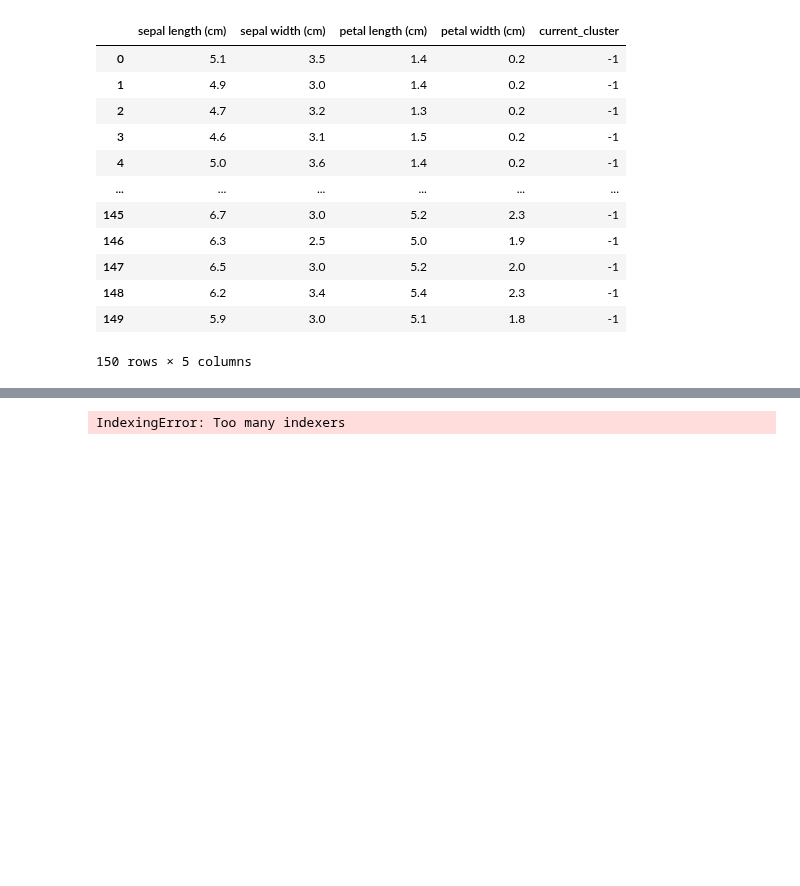
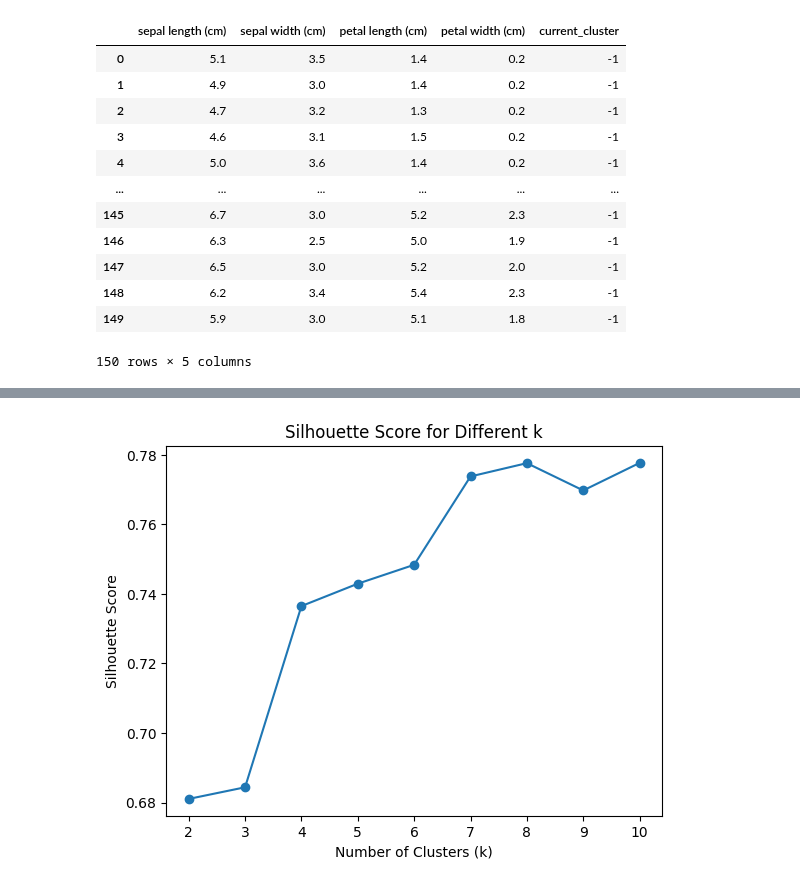
Before and after one commit to tylerscott3/CS290, a Jupyter notebook: kmeansalgorithm.ipynb, the cells around one changed output, grey strips where cells are left out. Cells and saved outputs as stored; diff of their text form; code cells hidden in the pictures; blank space fills up the shorter version.

```diff
--- a/kmeansalgorithm.ipynb
+++ b/kmeansalgorithm.ipynb
@@ -340,3 +308,12 @@ def get_silhouette_coefficients(df):
+# %%
+def get_silhouette_coefficients(df):
+    silhouette_scores = []
+    for i in df.index:
+        # Calculate silhouette for each point
+        a = mean_cluster_distance(df, i)
+        b = mean_closest_cluster_distance(df, i)
+        silhouette_scores.append((b - a) / max(a, b))
+    return silhouette_scores
 # %%
 def assign_silhouette_to_clusters(df, silhouette_scores):
     # Add a column for silhouette scores
@@ -345,37 +322,21 @@ def assign_silhouette_to_clusters(df, silhouette_scores):
 # %%
 sil_score = get_silhouette_coefficients(df)
 # %%
-import numpy as np
-import matplotlib.pyplot as plt
+# Initialize lists to store silhouette scores for different k values
+sil_scores = []
+for k in range(2, 11):  # Example testing from k=2 to k=10
+    centroids = get_specified_centroids(df, k)  # Use the specified or random centroids
+    clustered_df = get_cluster(df, centroids, plot=False)  # Get the clustered data
 
-# Initialize lists to store silhouette scores for different k values
-silhouette_scores = []
-
-# Iterate over different values of k (number of clusters)
-for k in range(2, 7):  # Example range, adjust as needed
-    centroids = initialize_centroids(df, k)
-    clustered_df = get_cluster(df, centroids, plot=False)
-
-    # List to store silhouette coefficients for all points
-    sil_coefficients_all_clusters = []
-
-    # Loop through each unique cluster and calculate silhouette coefficients
-    for cluster in clustered_df['current_cluster'].unique():
-        cluster_points = clustered_df[clustered_df['current_cluster'] == cluster]
-
-        # Get silhouette coefficients for the entire cluster group
-        sil_coefficients = get_silhouette_coefficients(clustered_df['current_cluster'])  # Assuming you need the whole dataframe
-        sil_coefficients_all_clusters.extend(sil_coefficients)
-
-    # Calculate the mean silhouette score for this k
-    sil_score = np.mean(sil_coefficients_all_clusters)
-    silhouette_scores.append(sil_score)
+    # Calculate silhouette coefficients for the entire dataset
+    silhouette_scores = get_silhouette_coefficients(clustered_df)  # Compute silhouette scores for all points
+    sil_scores.append(np.mean(silhouette_scores))  # Append mean score for this k
 
 # Plot the silhouette score for each k
-plt.plot(range(2, 7), silhouette_scores, marker='o')
-plt.title('Silhouette Method')
+plt.plot(range(2, 11), sil_scores, marker='o')
+plt.title('Silhouette Score for Different k')
 plt.xlabel('Number of Clusters (k)')
 plt.ylabel('Silhouette Score')
 plt.show()
 # %% [output]
-IndexingError: Too many indexers
+[figure, added]
```
Also changed, not shown: parts of 13 cells of this notebook.
